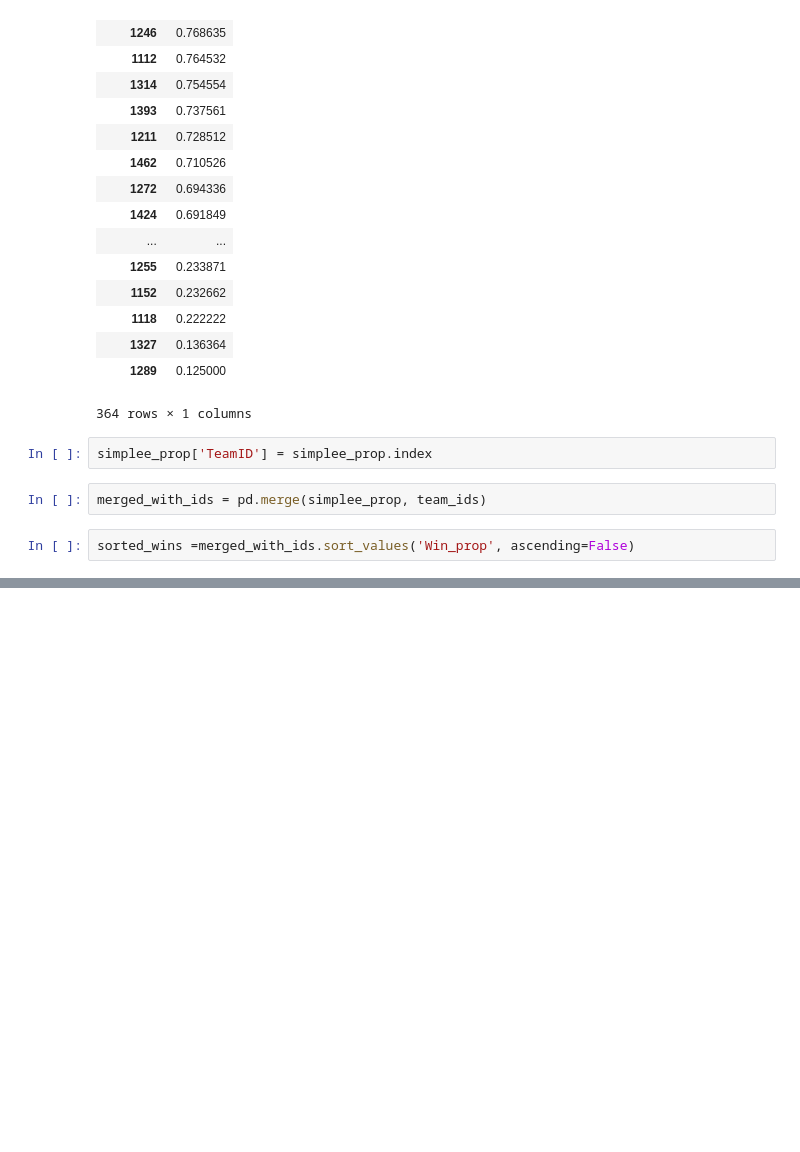
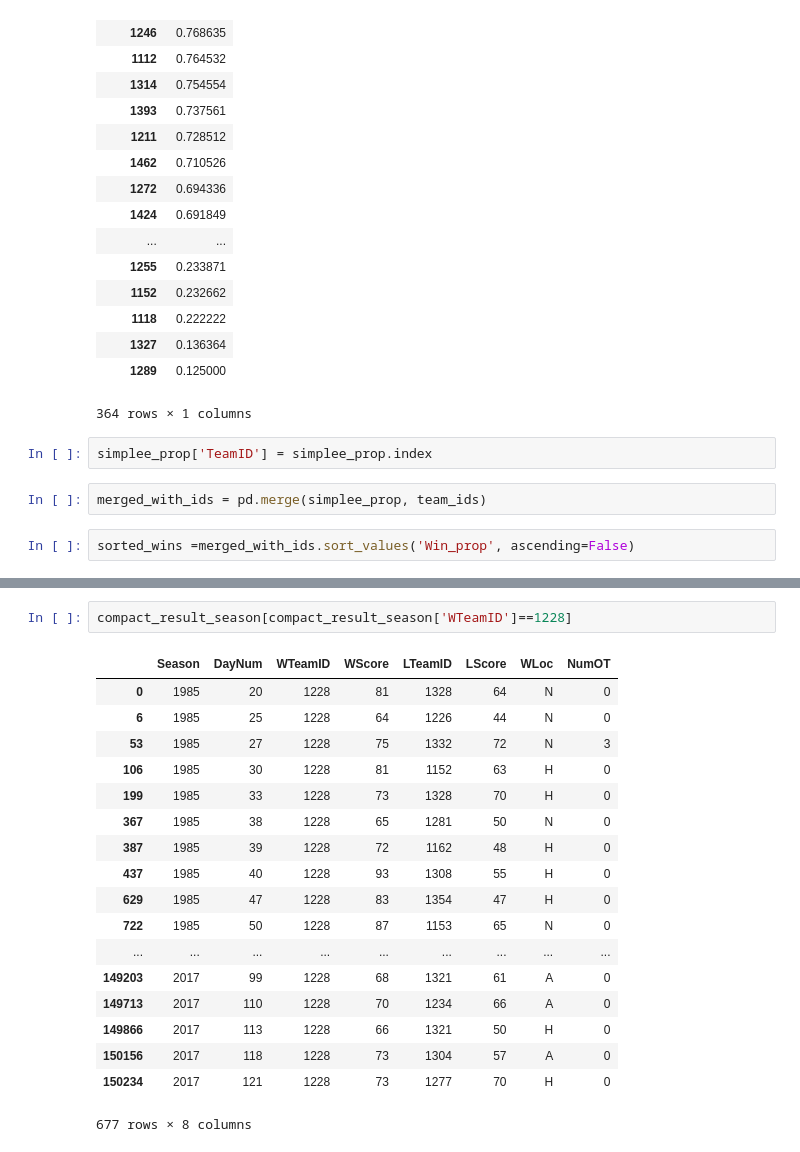
Before and after one commit to mike-fang/NCAA_ML, a Jupyter notebook: feb24_testing_santiago.ipynb, the cells around one changed output, grey strips where cells are left out. Drawn from its saved outputs; the diff is of its cells as text; blank space fills up the shorter version.

```diff
--- a/feb24_testing_santiago.ipynb
+++ b/feb24_testing_santiago.ipynb
@@ -118,0 +147,21 @@ plt.show()
+# %%
+compact_result_season[compact_result_season['WTeamID']==1228]
+# %% [output]
+|  | Season | DayNum | WTeamID | WScore | LTeamID | LScore | WLoc | NumOT |
+| 0 | 1985 | 20 | 1228 | 81 | 1328 | 64 | N | 0 |
+| 6 | 1985 | 25 | 1228 | 64 | 1226 | 44 | N | 0 |
+| 53 | 1985 | 27 | 1228 | 75 | 1332 | 72 | N | 3 |
+| 106 | 1985 | 30 | 1228 | 81 | 1152 | 63 | H | 0 |
+| 199 | 1985 | 33 | 1228 | 73 | 1328 | 70 | H | 0 |
+| 367 | 1985 | 38 | 1228 | 65 | 1281 | 50 | N | 0 |
+| 387 | 1985 | 39 | 1228 | 72 | 1162 | 48 | H | 0 |
+| 437 | 1985 | 40 | 1228 | 93 | 1308 | 55 | H | 0 |
+| 629 | 1985 | 47 | 1228 | 83 | 1354 | 47 | H | 0 |
+| 722 | 1985 | 50 | 1228 | 87 | 1153 | 65 | N | 0 |
+| ... | ... | ... | ... | ... | ... | ... | ... | ... |
+| 149203 | 2017 | 99 | 1228 | 68 | 1321 | 61 | A | 0 |
+| 149713 | 2017 | 110 | 1228 | 70 | 1234 | 66 | A | 0 |
+| 149866 | 2017 | 113 | 1228 | 66 | 1321 | 50 | H | 0 |
+| 150156 | 2017 | 118 | 1228 | 73 | 1304 | 57 | A | 0 |
+| 150234 | 2017 | 121 | 1228 | 73 | 1277 | 70 | H | 0 |
+677 rows × 8 columns
```
Also changed, not shown: parts of 5 cells of this notebook, 1 other file.
